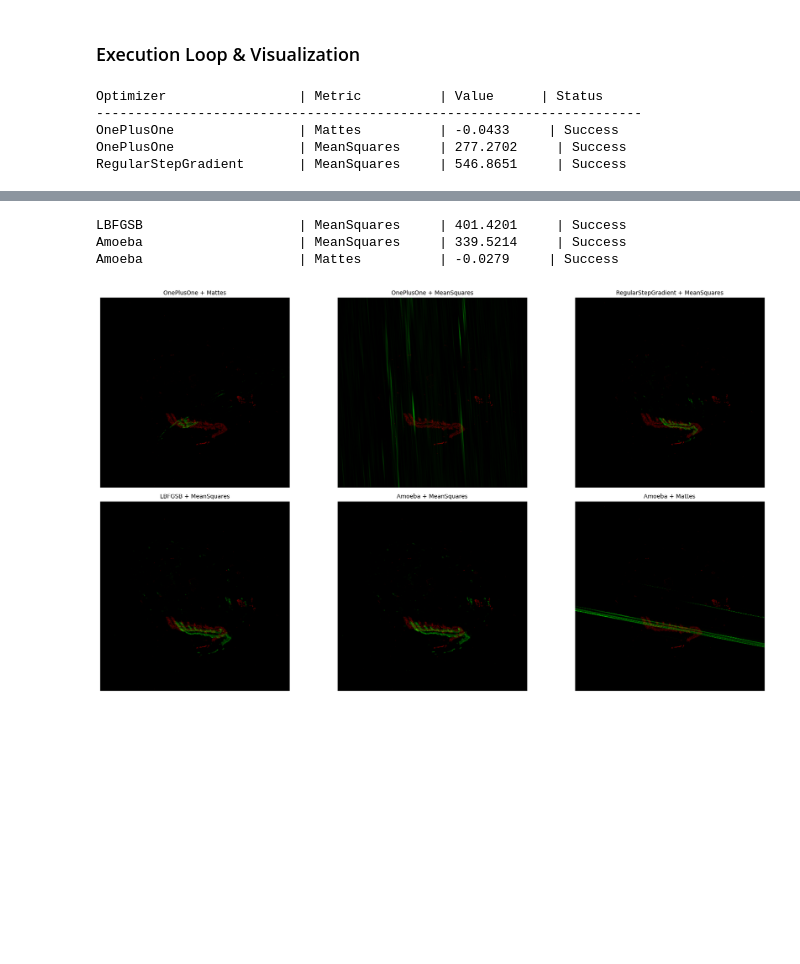
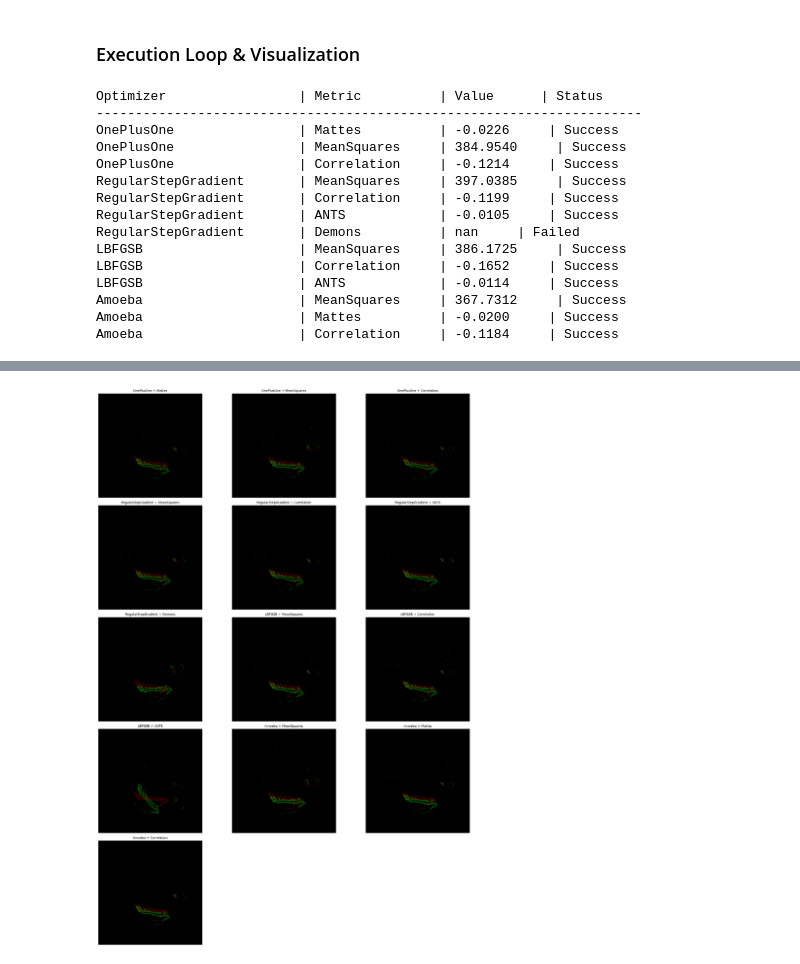
Before and after one commit to junming732/3D-TMA-Register, a Jupyter notebook: experiments/experiment_simulated_metric_comparison.ipynb, the cells around one changed output, grey strips where cells are left out. Drawn from its saved outputs; the diff is of its cells as text; code cells hidden in the pictures; blank space fills up the shorter version.

```diff
--- a/experiments/experiment_simulated_metric_comparison.ipynb
+++ b/experiments/experiment_simulated_metric_comparison.ipynb
@@ -64,7 +64,7 @@ Loaded Slice 12 (Fixed) and Slice 13 (Moving)
 
 # Constants
 SHRINK_FACTOR = 16
-SAMPLING_PERC = 0.4
+SAMPLING_PERC = 0.5
 CK_CHANNEL = 6  # Adjust if needed based on your config
 
 def prepare_base_images(fixed_full, moving_full, channel_idx, shrink_factor):
@@ -107,10 +107,10 @@ def run_standardized_registration(fixed, moving, optimizer_name, metric_name):
     # Initialize Transform (Geometry Center)
     initial_tx = sitk.CenteredTransformInitializer(
         fixed, moving,
-        #sitk.Euler2DTransform(),
-        sitk.AffineTransform(2),
+        sitk.Euler2DTransform(),
+        #sitk.AffineTransform(2),
         #sitk.CenteredTransformInitializerFilter.GEOMETRY
-        sitk.CenteredTransformInitializerFilter.MOMENTS
+
     )
 
     reg = sitk.ImageRegistrationMethod()
@@ -120,6 +120,16 @@ def run_standardized_registration(fixed, moving, optimizer_name, metric_name):
         reg.SetMetricAsMattesMutualInformation(numberOfHistogramBins=50)
     elif metric_name == "MeanSquares":
         reg.SetMetricAsMeanSquares()
+    elif metric_name == "Correlation":
+        reg.SetMetricAsCorrelation()
+    elif metric_name == "ANTS":
+        # Evaluates correlation within local neighborhoods.
+        # radius=5 dictates a 11x11 pixel window (2*radius + 1) in 2D.
+        reg.SetMetricAsANTSNeighborhoodCorrelation(radius=5)
+    elif metric_name == "Demons":
+        # Optical-flow based metric.
+        # Threshold prevents division by zero in homogeneous regions.
+        reg.SetMetricAsDemons(intensityDifferenceThreshold=0.001)
     else:
         raise ValueError(f"Unknown Metric: {metric_name}")
 
@@ -135,7 +145,7 @@ def run_standardized_registration(fixed, moving, optimizer_name, metric_name):
         )
     elif optimizer_name == "RegularStepGradient":
         reg.SetOptimizerAsRegularStepGradientDescent(
-            learningRate=1.0, minStep=0.001, numberOfIterations=200
+            learningRate=0.1, minStep=0.001, numberOfIterations=200
         )
     elif optimizer_name == "LBFGSB":
         reg.SetOptimizerAsLBFGSB(
@@ -219,14 +229,24 @@ import pandas as pd # Optional, for clean results table
 
 # --- 3. EXPERIMENT RUNNER ---
 
-# Define the matrix of experiments
+# Define the matrix of experiments, now including ANTS and Demons
 experiments = [
     ("OnePlusOne", "Mattes"),
     ("OnePlusOne", "MeanSquares"),
-    ("RegularStepGradient", "MeanSquares"), # Gradient usually prefers MeanSquares or Correlation
+    ("OnePlusOne", "Correlation"),
+
+    ("RegularStepGradient", "MeanSquares"),
+    ("RegularStepGradient", "Correlation"),
+    ("RegularStepGradient", "ANTS"),     # Gradient-based works well with ANTS
+    ("RegularStepGradient", "Demons"),   # Gradient-based works well with Demons
+
     ("LBFGSB", "MeanSquares"),
+    ("LBFGSB", "Correlation"),
+    ("LBFGSB", "ANTS"),
+
     ("Amoeba", "MeanSquares"),
-    ("Amoeba", "Mattes")
+    ("Amoeba", "Mattes"),
+    ("Amoeba", "Correlation")
 ]
 
 results_data = []
@@ -234,6 +254,9 @@ vis_results = {}
 
 print(f"{'Optimizer':<25} | {'Metric':<15} | {'Value':<10} | {'Status'}")
 print("-" * 70)
+
+
+
 
 for opt, met in experiments:
     # Run Factory
@@ -296,6 +319,16 @@ plt.show()
 # %% [output]
 Optimizer                 | Metric          | Value      | Status
 ----------------------------------------------------------------------
-OnePlusOne                | Mattes          | -0.0433     | Success
-OnePlusOne                | MeanSquares     | 277.2702     | Success
-RegularStepGradient       | MeanSquares     | 546.8651     | Success
+OnePlusOne                | Mattes          | -0.0226     | Success
+OnePlusOne                | MeanSquares     | 384.9540     | Success
+OnePlusOne                | Correlation     | -0.1214     | Success
+RegularStepGradient       | MeanSquares     | 397.0385     | Success
+RegularStepGradient       | Correlation     | -0.1199     | Success
+RegularStepGradient       | ANTS            | -0.0105     | Success
+RegularStepGradient       | Demons          | nan     | Failed
+LBFGSB                    | MeanSquares     | 386.1725     | Success
+LBFGSB                    | Correlation     | -0.1652     | Success
+LBFGSB                    | ANTS            | -0.0114     | Success
+Amoeba                    | MeanSquares     | 367.7312     | Success
+Amoeba                    | Mattes          | -0.0200     | Success
+Amoeba                    | Correlation     | -0.1184     | Success
@@ -304,4 +335 @@ MeanSquaresImageToImageMetricv4 (0x55b0a1e197d0): No valid points were found dur
-LBFGSB                    | MeanSquares     | 401.4201     | Success
-Amoeba                    | MeanSquares     | 339.5214     | Success
-Amoeba                    | Mattes          | -0.0279     | Success
-[figure, old version]
+[figure, new version]
```
Also changed, not shown: parts of 2 cells of this notebook, 9 other files.
